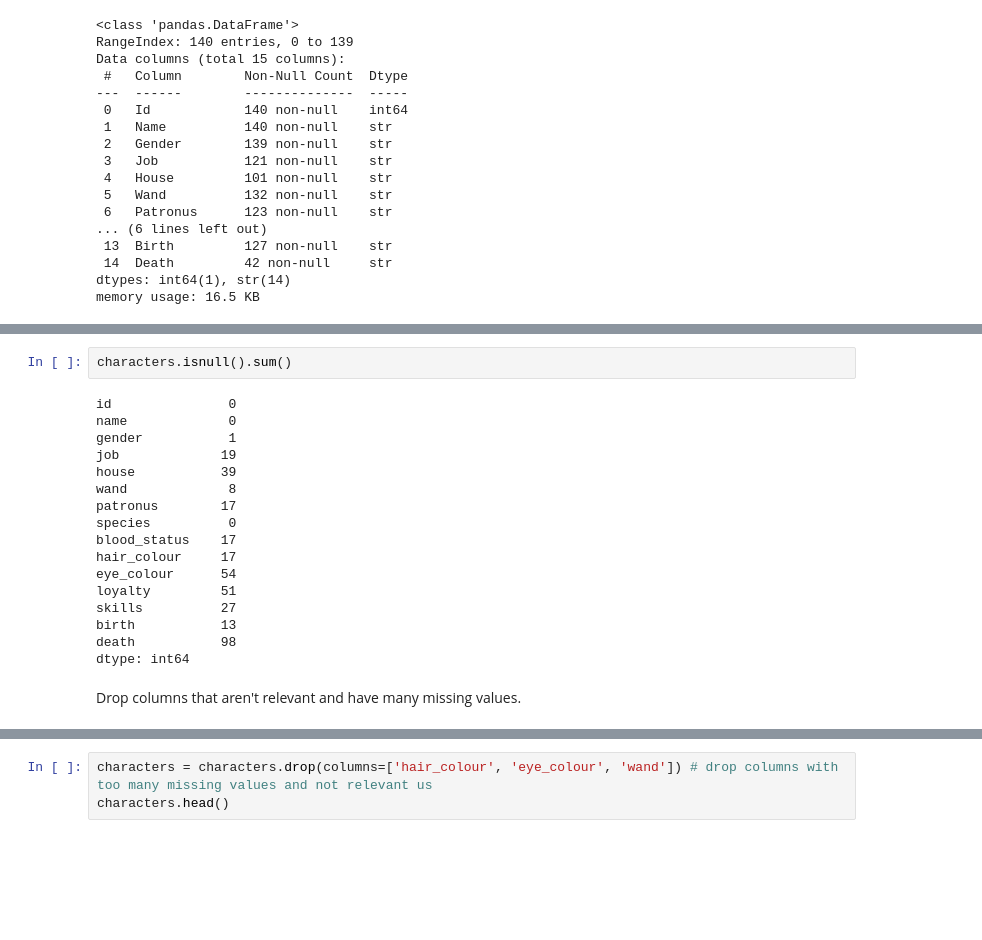
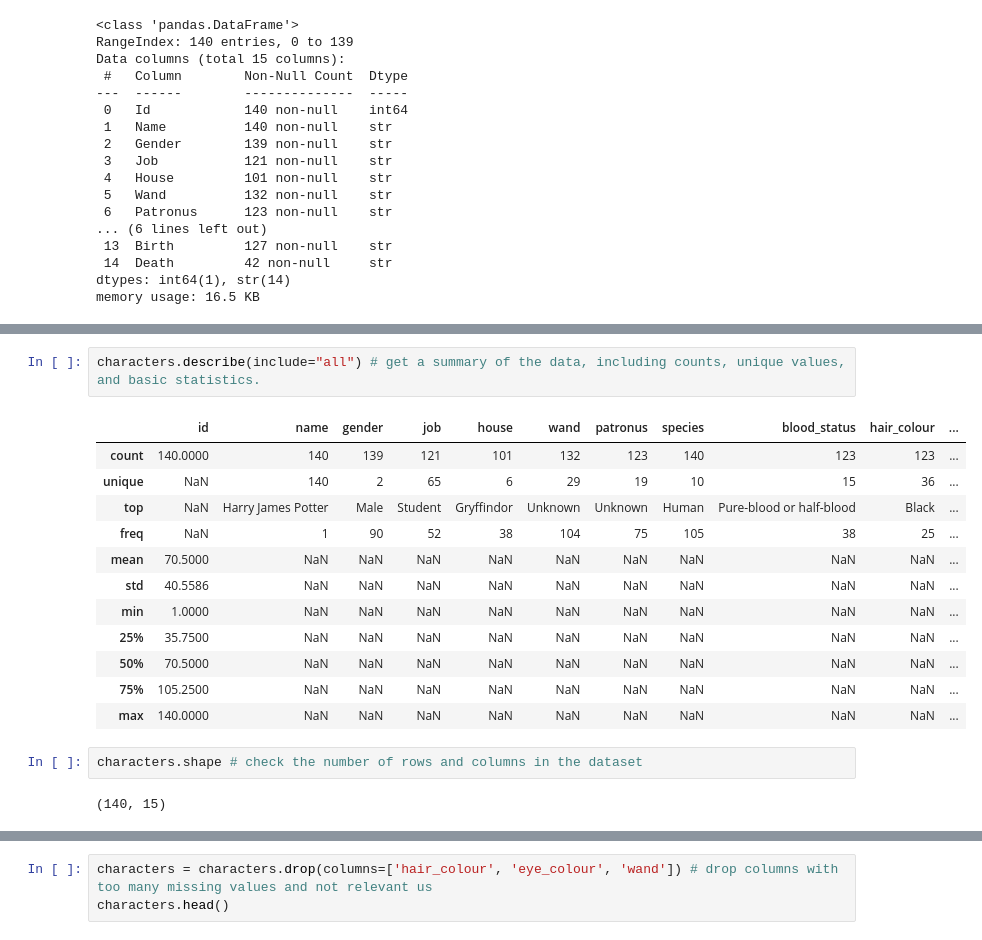
Before and after one commit to opheliathomasson/data_kvalit-_kunskapskontroll, a Jupyter notebook: data_cleaning.ipynb, the cells around one changed output, grey strips where cells are left out. Saved outputs shown, nothing was run; the diff lists cells and outputs as text; blank space fills up the shorter version.

```diff
--- a/data_cleaning.ipynb
+++ b/data_cleaning.ipynb
@@ -73,21 +55,19 @@ Name: count, dtype: int64
-# %%
-characters.isnull().sum()
-# %% [output]
-id               0
-name             0
-gender           1
-job             19
-house           39
-wand             8
-patronus        17
-species          0
-blood_status    17
-hair_colour     17
-eye_colour      54
-loyalty         51
-skills          27
-birth           13
-death           98
-dtype: int64
-# %% [markdown]
-Drop columns that aren't relevant and have many missing values.
+# %%
+characters.describe(include="all") # get a summary of the data, including counts, unique values, and basic statistics.
+# %% [output]
+|  | id | name | gender | job | house | wand | patronus | species | blood_status | hair_colour | ... |
+| count | 140.0000 | 140 | 139 | 121 | 101 | 132 | 123 | 140 | 123 | 123 | ... |
+| unique | NaN | 140 | 2 | 65 | 6 | 29 | 19 | 10 | 15 | 36 | ... |
+| top | NaN | Harry James Potter | Male | Student | Gryffindor | Unknown | Unknown | Human | Pure-blood or half-blood | Black | ... |
+| freq | NaN | 1 | 90 | 52 | 38 | 104 | 75 | 105 | 38 | 25 | ... |
+| mean | 70.5000 | NaN | NaN | NaN | NaN | NaN | NaN | NaN | NaN | NaN | ... |
+| std | 40.5586 | NaN | NaN | NaN | NaN | NaN | NaN | NaN | NaN | NaN | ... |
+| min | 1.0000 | NaN | NaN | NaN | NaN | NaN | NaN | NaN | NaN | NaN | ... |
+| 25% | 35.7500 | NaN | NaN | NaN | NaN | NaN | NaN | NaN | NaN | NaN | ... |
+| 50% | 70.5000 | NaN | NaN | NaN | NaN | NaN | NaN | NaN | NaN | NaN | ... |
+| 75% | 105.2500 | NaN | NaN | NaN | NaN | NaN | NaN | NaN | NaN | NaN | ... |
+| max | 140.0000 | NaN | NaN | NaN | NaN | NaN | NaN | NaN | NaN | NaN | ... |
+# %%
+characters.shape # check the number of rows and columns in the dataset
+# %% [output]
+(140, 15)
```
Also changed, not shown: parts of 58 cells of this notebook, 1 other file.
